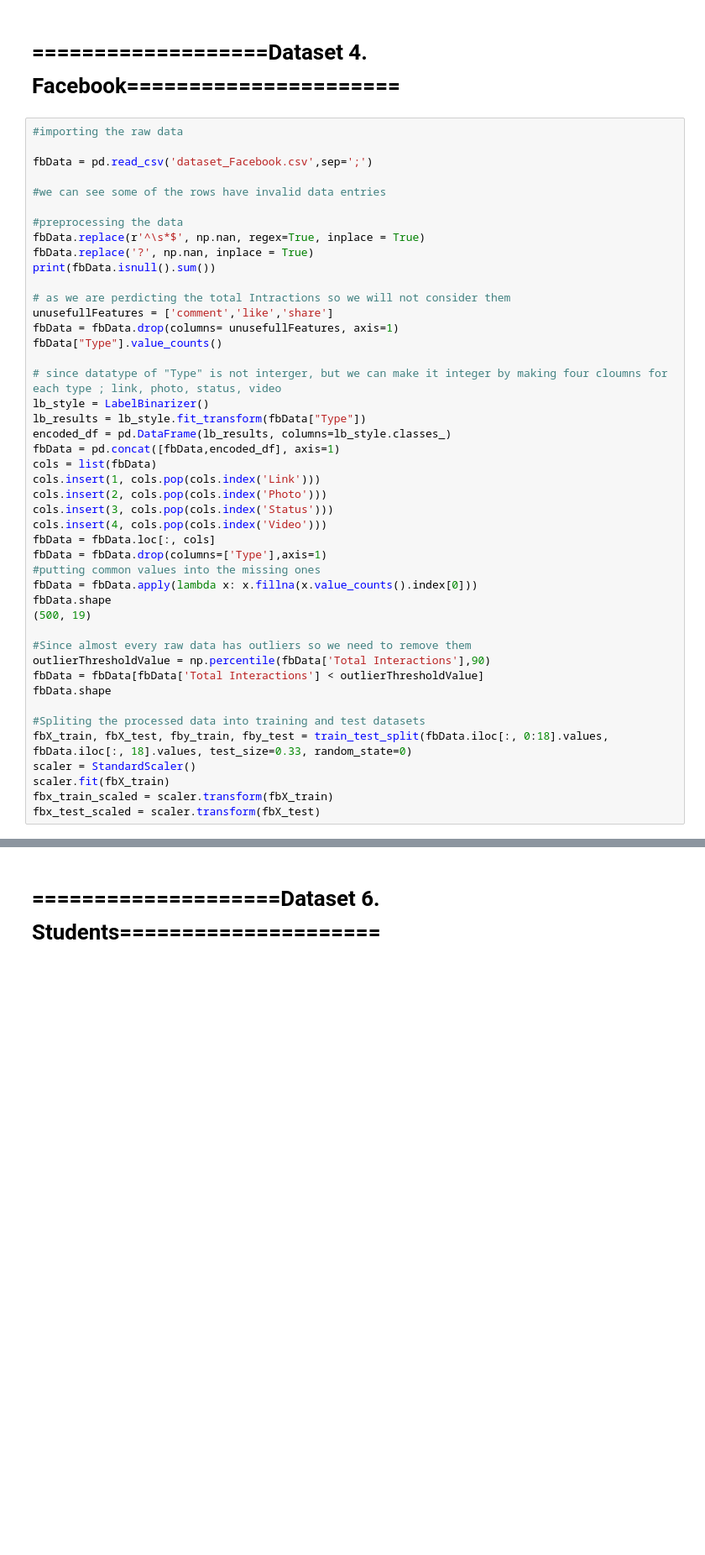
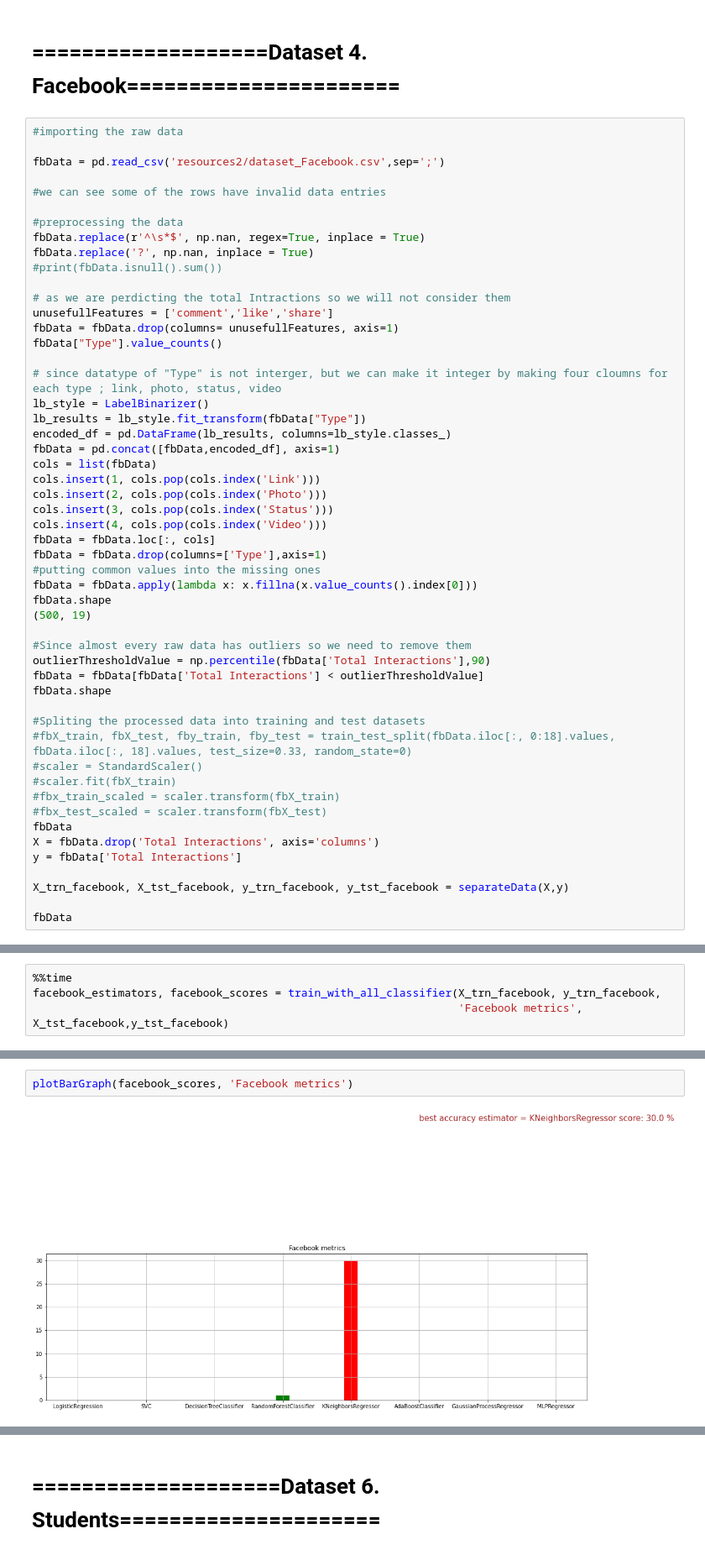
Before and after one commit to weilien717/Machine-Learning-with-scikit-learn-and-real-life-data, a Jupyter notebook: default/RegressionModels.ipynb, the cells around one changed output, grey strips where cells are left out. Shown at 84% size. Saved outputs shown, nothing was run; the diff lists cells and outputs as text; blank space fills up the shorter version.

```diff
--- a/default/RegressionModels.ipynb
+++ b/default/RegressionModels.ipynb
@@ -169,14 +419,14 @@ dtype: int64
 # %%
 #importing the raw data
 
-fbData = pd.read_csv('dataset_Facebook.csv',sep=';')
+fbData = pd.read_csv('resources2/dataset_Facebook.csv',sep=';')
 
 #we can see some of the rows have invalid data entries
 
 #preprocessing the data
 fbData.replace(r'^\s*$', np.nan, regex=True, inplace = True)
 fbData.replace('?', np.nan, inplace = True)
-print(fbData.isnull().sum())
+#print(fbData.isnull().sum())
 
 # as we are perdicting the total Intractions so we will not consider them
 unusefullFeatures = ['comment','like','share']
@@ -206,9 +456,16 @@ fbData = fbData[fbData['Total Interactions'] < outlierThresholdValue]
 fbData.shape
 
 #Spliting the processed data into training and test datasets
-fbX_train, fbX_test, fby_train, fby_test = train_test_split(fbData.iloc[:, 0:18].values, fbData.iloc[:, 18].values, test_size=0.33, random_state=0)
-scaler = StandardScaler()
-scaler.fit(fbX_train)
-fbx_train_scaled = scaler.transform(fbX_train)
-fbx_test_scaled = scaler.transform(fbX_test)
+#fbX_train, fbX_test, fby_train, fby_test = train_test_split(fbData.iloc[:, 0:18].values, fbData.iloc[:, 18].values, test_size=0.33, random_state=0)
+#scaler = StandardScaler()
+#scaler.fit(fbX_train)
+#fbx_train_scaled = scaler.transform(fbX_train)
+#fbx_test_scaled = scaler.transform(fbX_test)
+fbData
+X = fbData.drop('Total Interactions', axis='columns')
+y = fbData['Total Interactions']
+
+X_trn_facebook, X_tst_facebook, y_trn_facebook, y_tst_facebook = separateData(X,y)
+
+fbData
 # %% [output]
@@ -234,0 +485,4 @@ dtype: int64
+# %%
+%%time
+facebook_estimators, facebook_scores = train_with_all_classifier(X_trn_facebook, y_trn_facebook,
+                                                                 'Facebook metrics', X_tst_facebook,y_tst_facebook)
@@ -235,2 +507,6 @@ dtype: int64
+# %%
+plotBarGraph(facebook_scores, 'Facebook metrics')
+# %% [output]
+[figure, added]
 # %% [markdown]
 # =====================Dataset 5. Biking=======================
```
Also changed, not shown: parts of 47 cells of this notebook.
